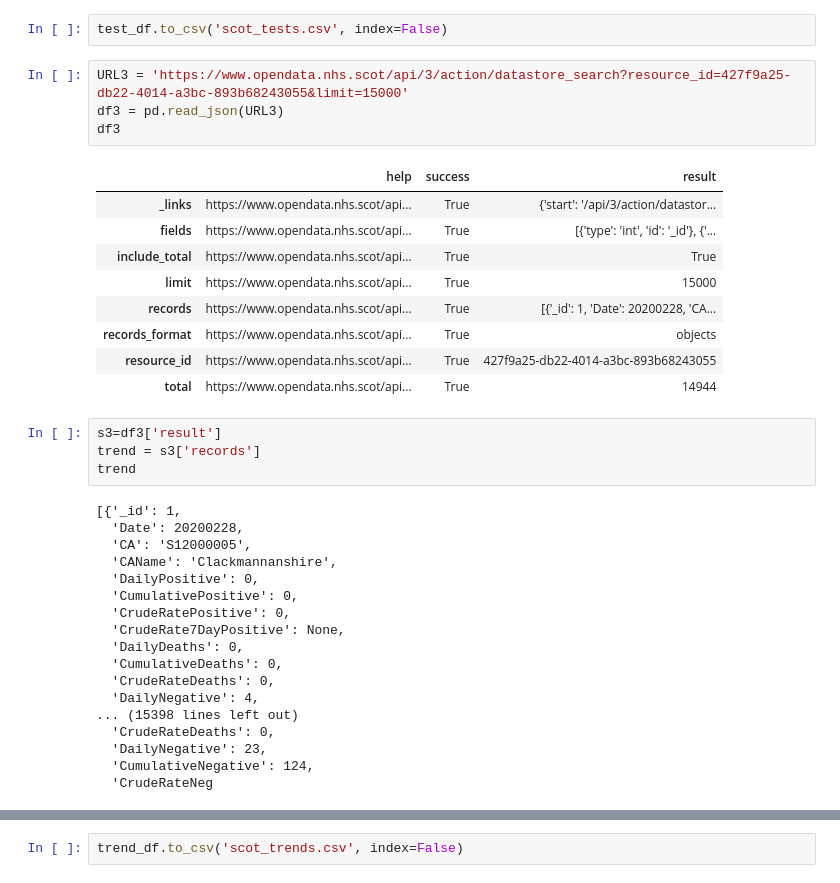
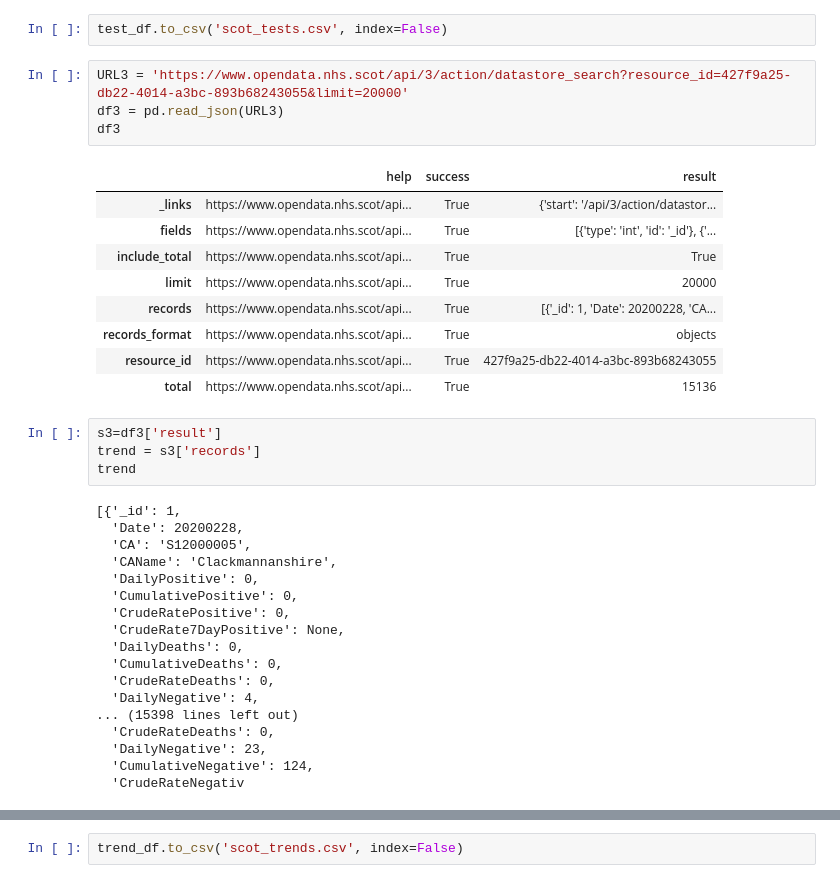
Before and after one commit to menlodoug/covid_crunching, a Jupyter notebook: pandas/Scotland.ipynb, the cells around one changed output, grey strips where cells are left out. Cells and saved outputs as stored; diff of their text form.

```diff
--- a/pandas/Scotland.ipynb
+++ b/pandas/Scotland.ipynb
@@ -205,19 +205,19 @@ test_df
 # %%
 test_df.to_csv('scot_tests.csv', index=False)
 # %%
-URL3 = 'https://www.opendata.nhs.scot/api/3/action/datastore_search?resource_id=427f9a25-db22-4014-a3bc-893b68243055&limit=15000'
+URL3 = 'https://www.opendata.nhs.scot/api/3/action/datastore_search?resource_id=427f9a25-db22-4014-a3bc-893b68243055&limit=20000'
 df3 = pd.read_json(URL3)
 df3
 # %% [output]
 |  | help | success | result |
 | _links | https://www.opendata.nhs.scot/api... | True | {'start': '/api/3/action/datastor... |
 | fields | https://www.opendata.nhs.scot/api... | True | [{'type': 'int', 'id': '_id'}, {'... |
 | include_total | https://www.opendata.nhs.scot/api... | True | True |
-| limit | https://www.opendata.nhs.scot/api... | True | 15000 |
+| limit | https://www.opendata.nhs.scot/api... | True | 20000 |
 | records | https://www.opendata.nhs.scot/api... | True | [{'_id': 1, 'Date': 20200228, 'CA... |
 | records_format | https://www.opendata.nhs.scot/api... | True | objects |
 | resource_id | https://www.opendata.nhs.scot/api... | True | 427f9a25-db22-4014-a3bc-893b68243055 |
-| total | https://www.opendata.nhs.scot/api... | True | 14944 |
+| total | https://www.opendata.nhs.scot/api... | True | 15136 |
 # %%
 s3=df3['result']
 trend = s3['records']
@@ -239,7 +239,7 @@ trend
   'CrudeRateDeaths': 0,
   'DailyNegative': 23,
   'CumulativeNegative': 124,
-  'CrudeRateNeg
+  'CrudeRateNegativ
 # %%
 trend_df = pd.DataFrame(trend)
 trend_df
```
Also changed, not shown: parts of 16 cells of this notebook, 41 other files.
